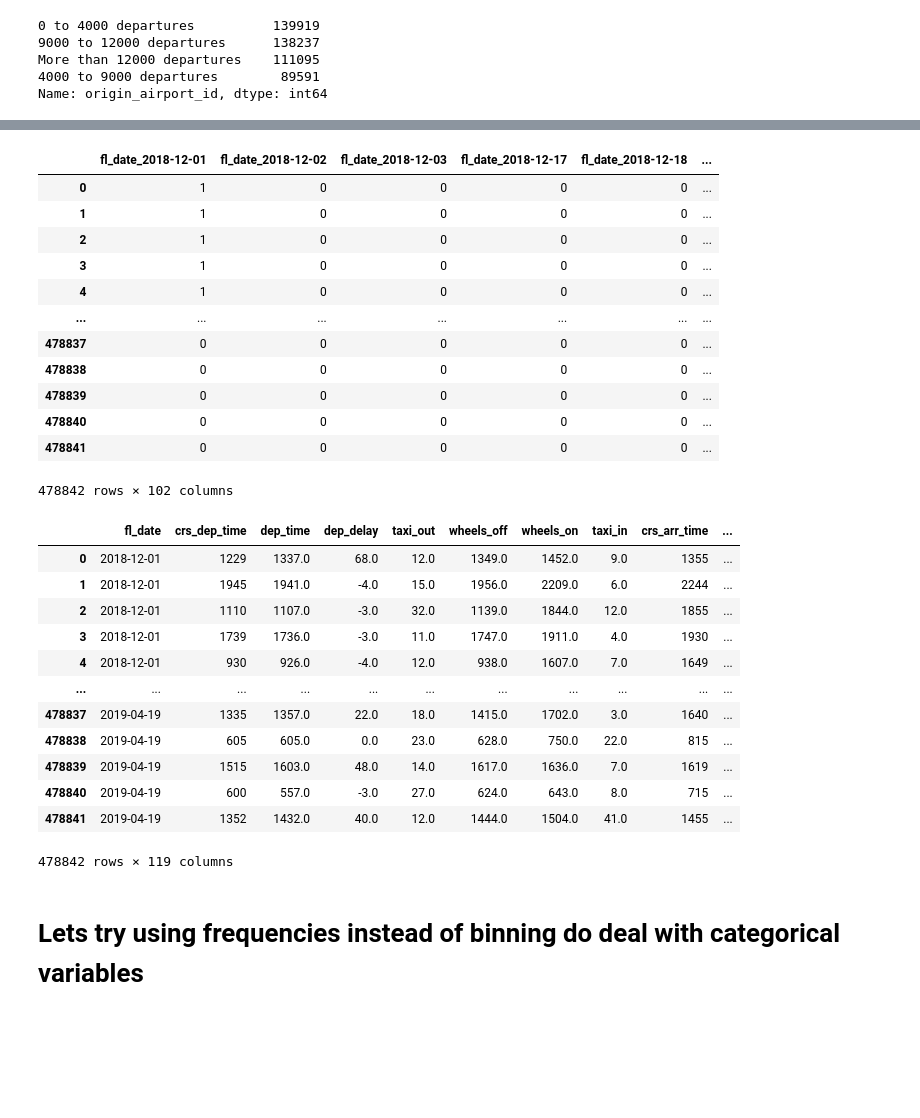
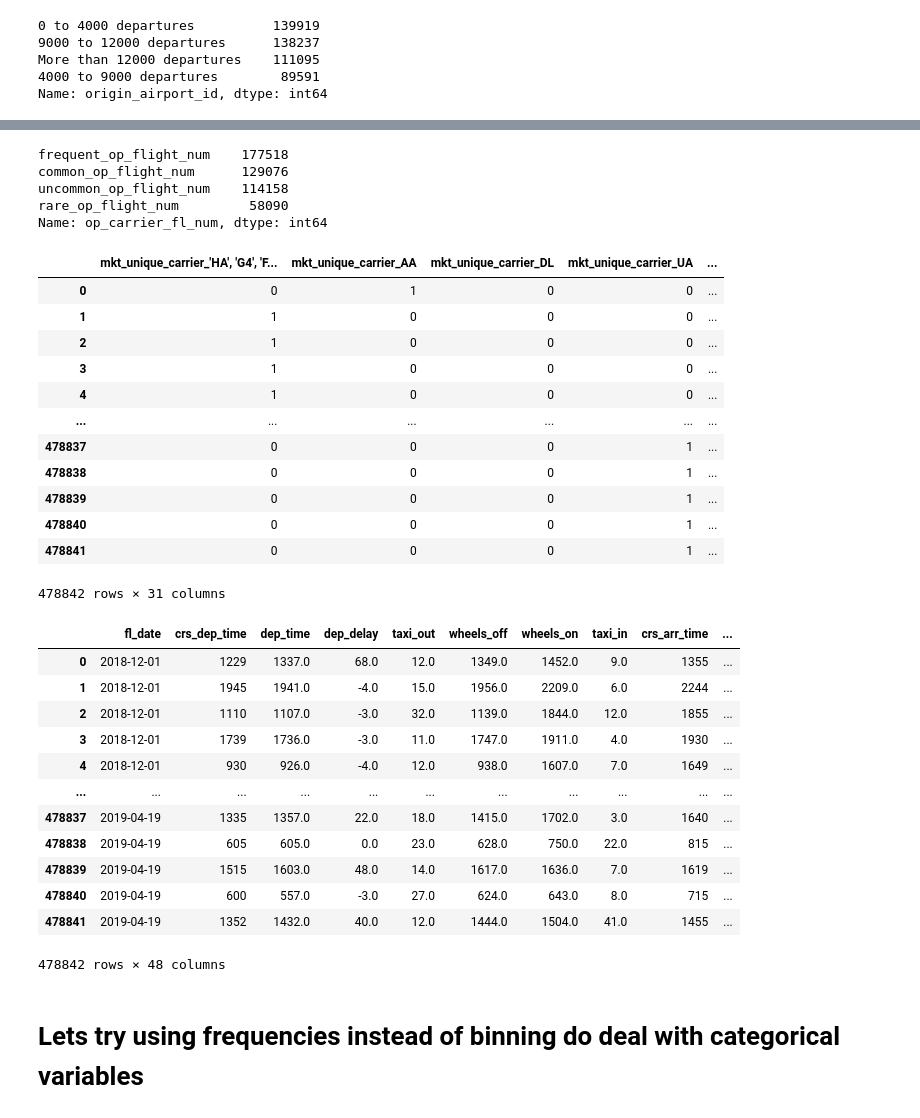
Before and after one commit to JDPayne11/Midterm-Project, a Jupyter notebook: Modeling.ipynb, the cells around one changed output, grey strips where cells are left out. Drawn from its saved outputs; the diff is of its cells as text; code cells hidden in the pictures; blank space fills up the shorter version.

```diff
--- a/Modeling.ipynb
+++ b/Modeling.ipynb
@@ -113,7 +113,7 @@ binning_df.loc[binning_df['op_unique_carrier'].isin(low_frequency), ['op_unique_
 rare_op_flight_num = binning_df['op_carrier_fl_num'].value_counts().loc[lambda x: x < 50].keys()
 uncommon_op_flight_num = binning_df['op_carrier_fl_num'].value_counts().loc[lambda x: (x >= 50) & (x <75)].keys()
 common_op_flight_num = binning_df['op_carrier_fl_num'].value_counts().loc[lambda x: (x >= 75) & (x <100)].keys()
-frequent_op_flight_num = binning_df['op_carrier_fl_num'].value_counts().loc[lambda x: x > 100].keys()
+frequent_op_flight_num = binning_df['op_carrier_fl_num'].value_counts().loc[lambda x: x >= 100].keys()
 # %%
 binning_df.loc[binning_df['op_carrier_fl_num'].isin(rare_op_flight_num), ['op_carrier_fl_num']] = 'rare_op_flight_num'
 binning_df.loc[binning_df['op_carrier_fl_num'].isin(uncommon_op_flight_num), ['op_carrier_fl_num']] = 'uncommon_op_flight_num'
@@ -122,22 +143,31 @@ binning_df.loc[binning_df['op_carrier_fl_num'].isin(frequent_op_flight_num), ['o
+# %%
+binning_df['op_carrier_fl_num'].value_counts()
+# %% [output]
+frequent_op_flight_num    177518
+common_op_flight_num      129076
+uncommon_op_flight_num    114158
+rare_op_flight_num         58090
+Name: op_carrier_fl_num, dtype: int64
 # %%
 #Creating dummies
 cat_feats = binning_df.dtypes[binning_df.dtypes == 'object'].index.tolist()
+cat_feats.pop(0)
 Binning_dummies = pd.get_dummies(binning_df[cat_feats])
 Binning_dummies
 # %% [output]
-|  | fl_date_2018-12-01 | fl_date_2018-12-02 | fl_date_2018-12-03 | fl_date_2018-12-17 | fl_date_2018-12-18 | ... |
-| 0 | 1 | 0 | 0 | 0 | 0 | ... |
-| 1 | 1 | 0 | 0 | 0 | 0 | ... |
-| 2 | 1 | 0 | 0 | 0 | 0 | ... |
-| 3 | 1 | 0 | 0 | 0 | 0 | ... |
-| 4 | 1 | 0 | 0 | 0 | 0 | ... |
-| ... | ... | ... | ... | ... | ... | ... |
-| 478837 | 0 | 0 | 0 | 0 | 0 | ... |
-| 478838 | 0 | 0 | 0 | 0 | 0 | ... |
-| 478839 | 0 | 0 | 0 | 0 | 0 | ... |
-| 478840 | 0 | 0 | 0 | 0 | 0 | ... |
-| 478841 | 0 | 0 | 0 | 0 | 0 | ... |
+|  | mkt_unique_carrier_'HA', 'G4', 'F... | mkt_unique_carrier_AA | mkt_unique_carrier_DL | mkt_unique_carrier_UA | ... |
+| 0 | 0 | 1 | 0 | 0 | ... |
+| 1 | 1 | 0 | 0 | 0 | ... |
+| 2 | 1 | 0 | 0 | 0 | ... |
+| 3 | 1 | 0 | 0 | 0 | ... |
+| 4 | 1 | 0 | 0 | 0 | ... |
+| ... | ... | ... | ... | ... | ... |
+| 478837 | 0 | 0 | 0 | 1 | ... |
+| 478838 | 0 | 0 | 0 | 1 | ... |
+| 478839 | 0 | 0 | 0 | 1 | ... |
+| 478840 | 0 | 0 | 0 | 1 | ... |
+| 478841 | 0 | 0 | 0 | 1 | ... |
-478842 rows × 102 columns
+478842 rows × 31 columns
 # %%
 binning_df = pd.concat([binning_df, Binning_dummies], axis = 1)
 before_bins = ['dest_airport_id', 'origin_airport_id', 'mkt_unique_carrier', 'branded_code_share', 'op_unique_carrier', 'op_carrier_fl_num']
@@ -156,7 +186,7 @@ binning_df
 | 478839 | 2019-04-19 | 1515 | 1603.0 | 48.0 | 14.0 | 1617.0 | 1636.0 | 7.0 | 1619 | ... |
 | 478840 | 2019-04-19 | 600 | 557.0 | -3.0 | 27.0 | 624.0 | 643.0 | 8.0 | 715 | ... |
 | 478841 | 2019-04-19 | 1352 | 1432.0 | 40.0 | 12.0 | 1444.0 | 1504.0 | 41.0 | 1455 | ... |
-478842 rows × 119 columns
+478842 rows × 48 columns
 # %% [markdown]
 # Lets try using frequencies instead of binning do deal with categorical variables
 # %%
```
Also changed, not shown: parts of 16 cells of this notebook.
